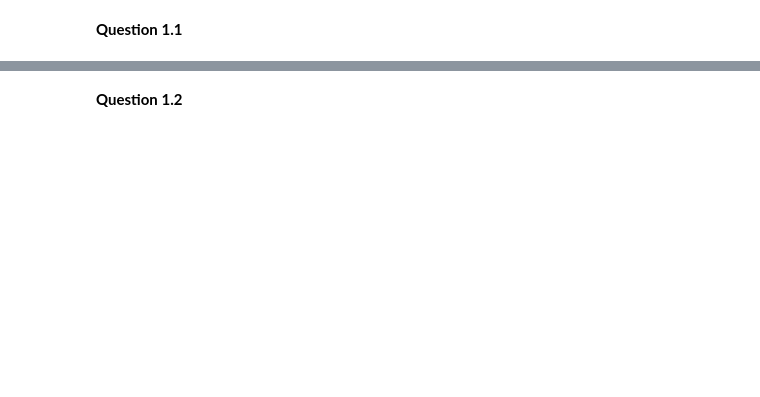
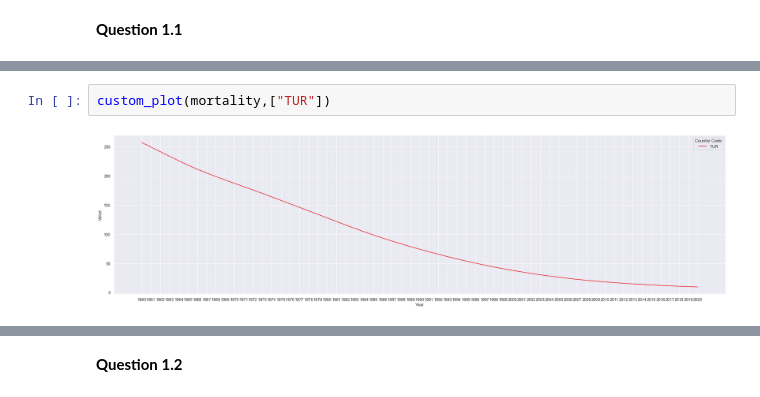
Before and after one commit to emirsglm/MAT388E-Data-Science-HW, a Jupyter notebook: HW1.ipynb, the cells around one changed output, grey strips where cells are left out. Drawn from its saved outputs; the diff is of its cells as text; blank space fills up the shorter version.

```diff
--- a/HW1.ipynb
+++ b/HW1.ipynb
@@ -79,0 +110,4 @@ giniTR = gini.loc[gini["Country Code"]=="TUR"]
+# %%
+custom_plot(mortality,["TUR"])
+# %% [output]
+[figure, added]
```
Also changed, not shown: parts of 28 cells of this notebook.
